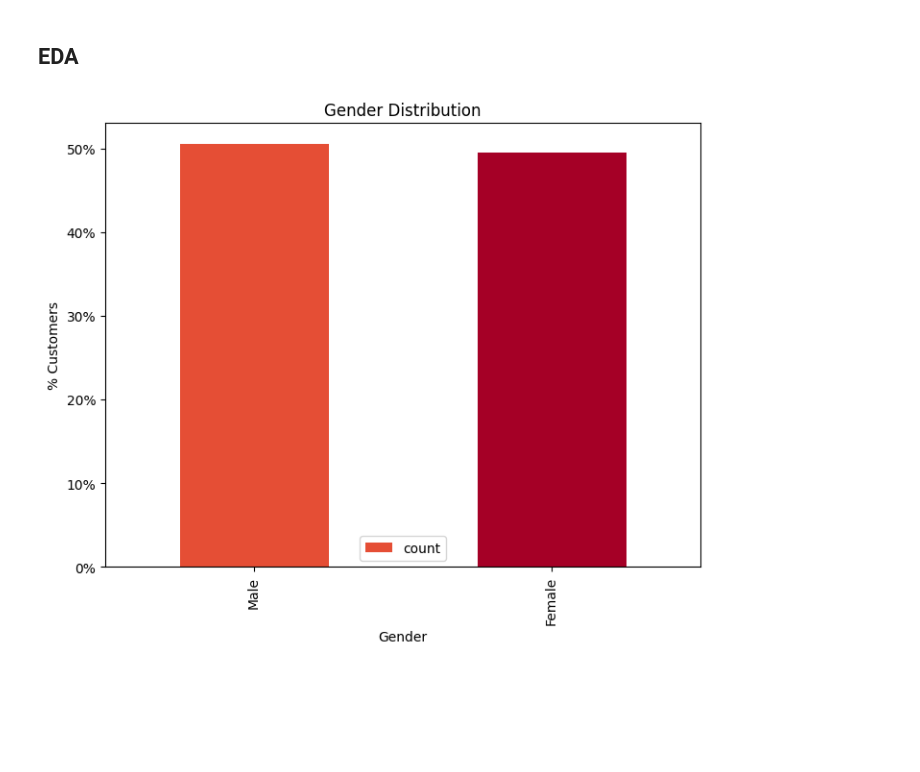
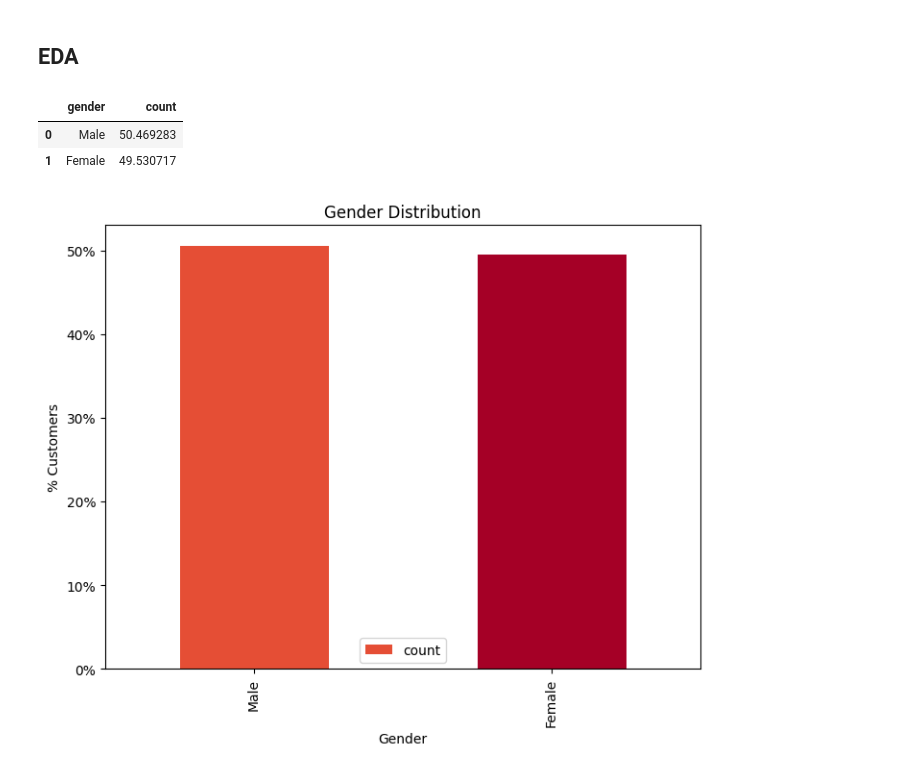
Before and after one commit to UtkarshRedd/GCP-Data-Architecture-for-Churn-Analysis, a Jupyter notebook: jupyter-notebooks/Churn_analysis.ipynb, the cells around one changed output. Drawn from its saved outputs; the diff is of its cells as text; code cells hidden in the pictures; blank space fills up the shorter version.

```diff
--- a/jupyter-notebooks/Churn_analysis.ipynb
+++ b/jupyter-notebooks/Churn_analysis.ipynb
@@ -141,4 +145,11 @@ data_dummies.corr()['Churn'].sort_values(ascending = False).plot(kind='bar', col
 [figure]
 # %% [markdown]
 ## EDA
+# %%
+gender_distr = pd.DataFrame(data['gender'].value_counts()*100/len(data)).reset_index()
+gender_distr
+# %% [output]
+|  | gender | count |
+| 0 | Male | 50.469283 |
+| 1 | Female | 49.530717 |
 # %%
```
Also changed, not shown: parts of 17 cells of this notebook, 2 other files.
